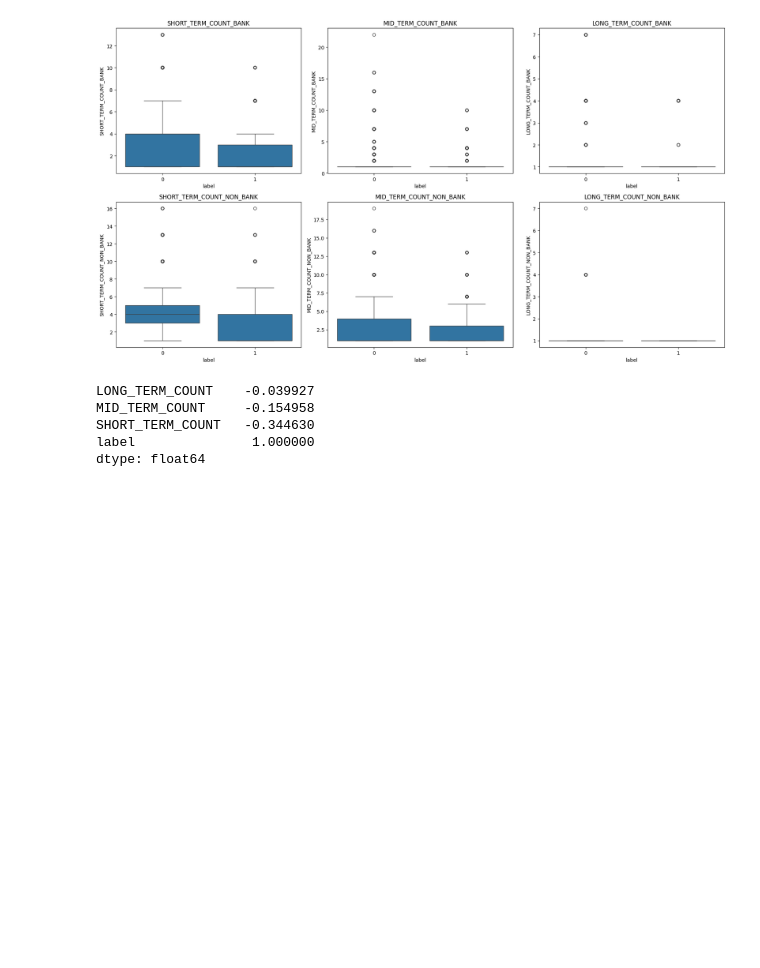
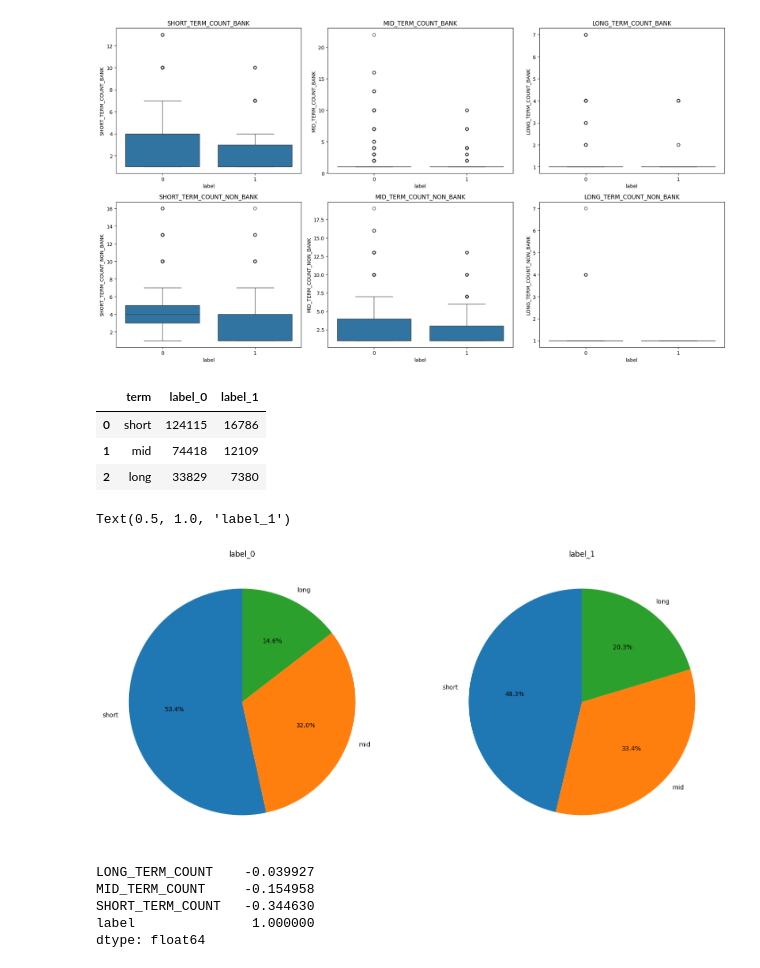
Before and after one commit to MinhDucNguyen9705/DSTC_Round2, a Jupyter notebook: data_analysis.ipynb, the cells around one changed output. Cells and saved outputs as stored; diff of their text form; code cells hidden in the pictures; blank space fills up the shorter version.

```diff
--- a/data_analysis.ipynb
+++ b/data_analysis.ipynb
@@ -5,7 +5,7 @@ import matplotlib.pyplot as plt
 from matplotlib.ticker import FuncFormatter, ScalarFormatter
 import seaborn as sns
 # %%
-df = pd.read_csv('cleaned_data.csv', index_col = 'customer_id')
+df = pd.read_csv('cleaned_data_new.csv', index_col = 'customer_id')
 df.head()
 # %% [output]
 |  | SHORT_TERM_COUNT | MID_TERM_COUNT | LONG_TERM_COUNT | SHORT_TERM_COUNT_BANK | MID_TERM_COUNT_BANK | ... |
@@ -67,6 +67,33 @@ plt.tight_layout()
 plt.show()
 # %% [output]
 [figure]
+# %%
+sum_short_term_count_0 = df[df['label']==0]['SHORT_TERM_COUNT'].sum()
+sum_mid_term_count_0 = df[df['label']==0]['MID_TERM_COUNT'].sum()
+sum_long_term_count_0 = df[df['label']==0]['LONG_TERM_COUNT'].sum()
+
+sum_short_term_count_1 = df[df['label']==1]['SHORT_TERM_COUNT'].sum()
+sum_mid_term_count_1 = df[df['label']==1]['MID_TERM_COUNT'].sum()
+sum_long_term_count_1 = df[df['label']==1]['LONG_TERM_COUNT'].sum()
+# %%
+temp_df = pd.DataFrame({'term': ['short', 'mid', 'long'], 'label_0': [sum_short_term_count_0, sum_mid_term_count_0, sum_long_term_count_0], 'label_1': [sum_short_term_count_1, sum_mid_term_count_1, sum_long_term_count_1]})
+temp_df
+# %% [output]
+|  | term | label_0 | label_1 |
+| 0 | short | 124115 | 16786 |
+| 1 | mid | 74418 | 12109 |
+| 2 | long | 33829 | 7380 |
+# %%
+fig, ax = plt.subplots(1, 2, figsize=(18, 10))
+
+ax[0].pie(temp_df['label_0'], labels=temp_df['term'], autopct='%1.1f%%', startangle=90)
+ax[0].set_title('label_0')
+
+ax[1].pie(temp_df['label_1'], labels=temp_df['term'], autopct='%1.1f%%', startangle=90)
+ax[1].set_title('label_1')
+# %% [output]
+Text(0.5, 1.0, 'label_1')
+[figure, added]
 # %%
 df[['LONG_TERM_COUNT', 'MID_TERM_COUNT', 'SHORT_TERM_COUNT', 'label']].corrwith(df['label'])
 # %% [output]
```
Also changed, not shown: parts of 15 cells of this notebook, 4 other files.
